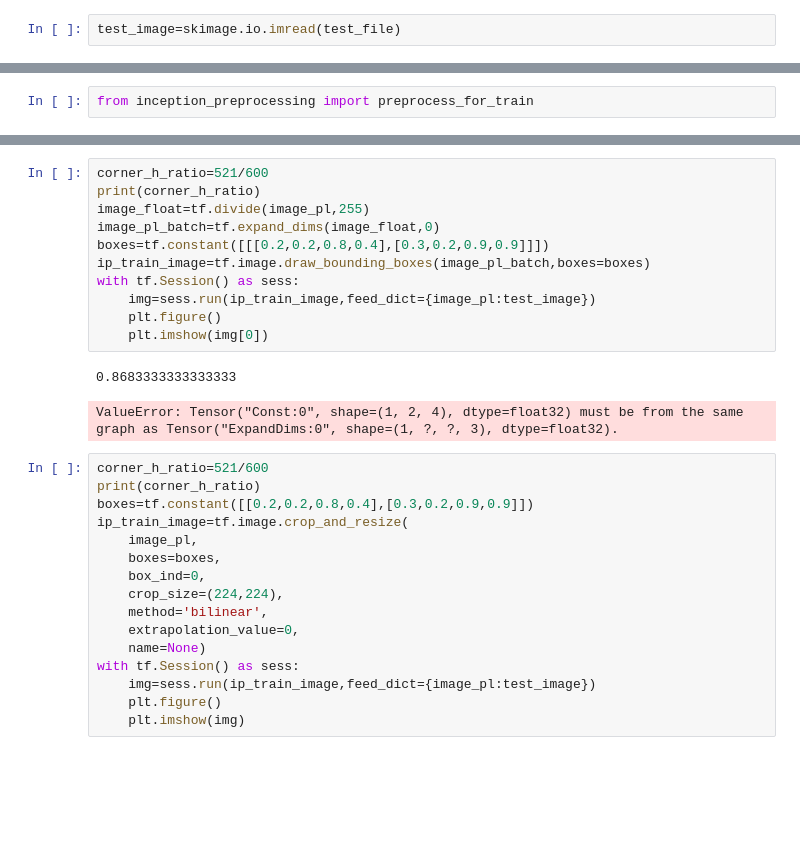
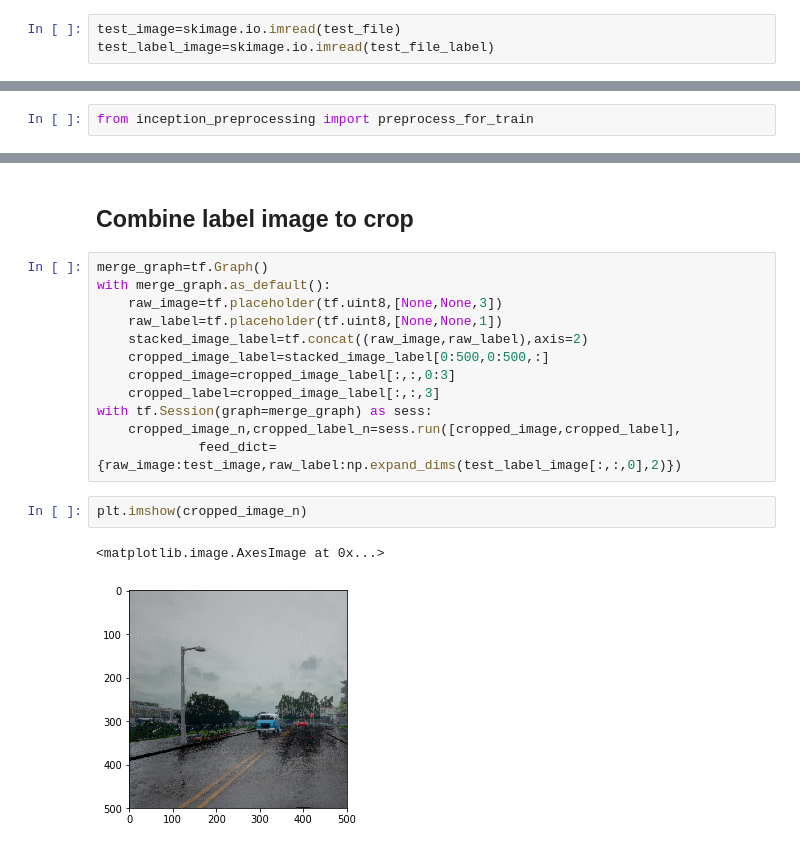
Before and after one commit to kanhua/lyft-challenge, a Jupyter notebook: Tensorflow image crop.ipynb, the cells around one changed output, grey strips where cells are left out. Drawn from its saved outputs; the diff is of its cells as text; blank space fills up the shorter version.

Commit message:
add image cropping with default bounding box method

```diff
--- a/Tensorflow image crop.ipynb
+++ b/Tensorflow image crop.ipynb
@@ -10,6 +11,7 @@ test_file=os.path.join(data_folder,"CameraRGB/258.png")
 test_file_label=os.path.join(data_folder,"CameraSeg/258.png")
 # %%
 test_image=skimage.io.imread(test_file)
+test_label_image=skimage.io.imread(test_file_label)
 # %%
 plt.imshow(test_image)
 # %% [output]
@@ -63,30 +63,19 @@ with tf.Session(graph=incep_prop_graph) as sess:
-# %%
-corner_h_ratio=521/600
-print(corner_h_ratio)
-image_float=tf.divide(image_pl,255)
-image_pl_batch=tf.expand_dims(image_float,0)
-boxes=tf.constant([[[0.2,0.2,0.8,0.4],[0.3,0.2,0.9,0.9]]])
-ip_train_image=tf.image.draw_bounding_boxes(image_pl_batch,boxes=boxes)
-with tf.Session() as sess:
-    img=sess.run(ip_train_image,feed_dict={image_pl:test_image})
-    plt.figure()
-    plt.imshow(img[0])
-# %% [output]
-0.8683333333333333
-ValueError: Tensor("Const:0", shape=(1, 2, 4), dtype=float32) must be from the same graph as Tensor("ExpandDims:0", shape=(1, ?, ?, 3), dtype=float32).
-# %%
-corner_h_ratio=521/600
-print(corner_h_ratio)
-boxes=tf.constant([[0.2,0.2,0.8,0.4],[0.3,0.2,0.9,0.9]])
-ip_train_image=tf.image.crop_and_resize(
-    image_pl,
-    boxes=boxes,
-    box_ind=0,
-    crop_size=(224,224),
-    method='bilinear',
-    extrapolation_value=0,
-    name=None)
-with tf.Session() as sess:
-    img=sess.run(ip_train_image,feed_dict={image_pl:test_image})
-    plt.figure()
-    plt.imshow(img)
+# %% [markdown]
+## Combine label image to crop
+# %%
+merge_graph=tf.Graph()
+with merge_graph.as_default():
+    raw_image=tf.placeholder(tf.uint8,[None,None,3])
+    raw_label=tf.placeholder(tf.uint8,[None,None,1])
+    stacked_image_label=tf.concat((raw_image,raw_label),axis=2)
+    cropped_image_label=stacked_image_label[0:500,0:500,:]
+    cropped_image=cropped_image_label[:,:,0:3]
+    cropped_label=cropped_image_label[:,:,3]
+with tf.Session(graph=merge_graph) as sess:
+    cropped_image_n,cropped_label_n=sess.run([cropped_image,cropped_label],
+             feed_dict={raw_image:test_image,raw_label:np.expand_dims(test_label_image[:,:,0],2)})
+# %%
+plt.imshow(cropped_image_n)
+# %% [output]
+<matplotlib.image.AxesImage at 0x...>
+[figure, added]
```
Also changed, not shown: parts of 7 cells of this notebook, 4 other files.
